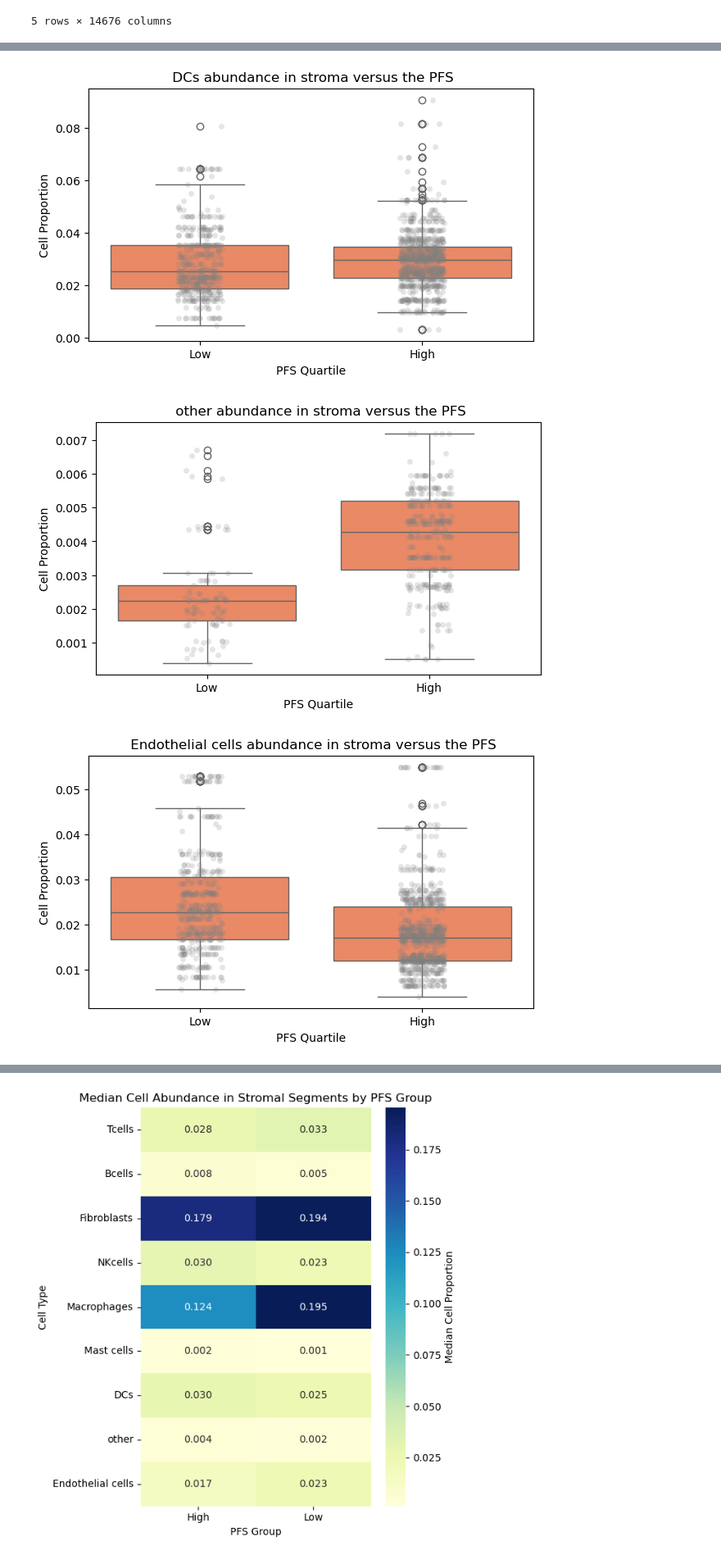
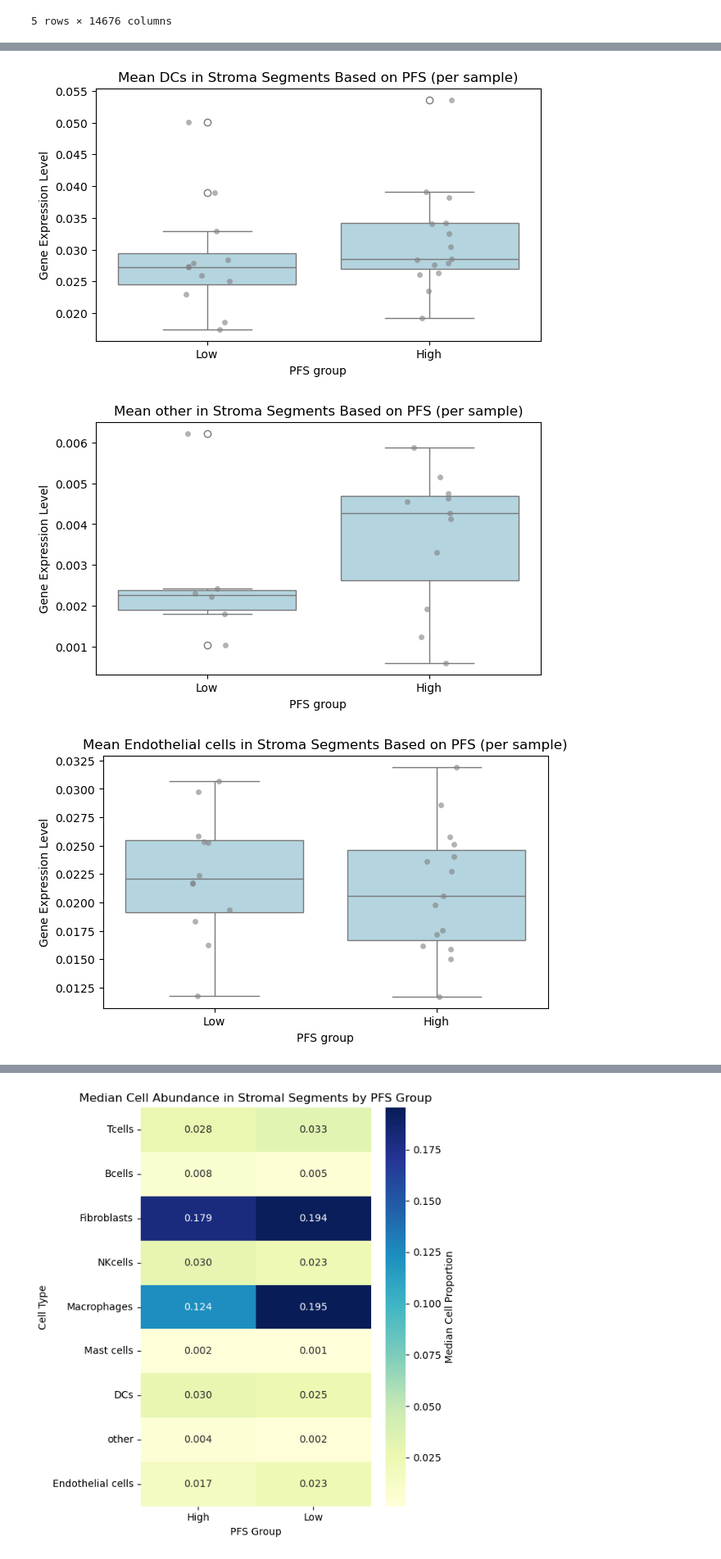
Before and after one commit to farkkilab/GeoFibroMax, a Jupyter notebook: batch_merged/cell_abundance_and_prognosis.ipynb, the cells around one changed output, grey strips where cells are left out. Shown at 82% size. Saved outputs shown, nothing was run; the diff lists cells and outputs as text; code cells hidden in the pictures.

```diff
--- a/batch_merged/cell_abundance_and_prognosis.ipynb
+++ b/batch_merged/cell_abundance_and_prognosis.ipynb
@@ -50,3 +50,9 @@ df_cell_abundance.head(2)
 |  | dcc_filename | tumor | Tcells | Bcells | Fibroblasts | NKcells | Macrophages | Mast cells | DCs | ... |
 | 0 | DSP-1001660016606-G-A02.dcc | 0.476461 | 0.009487 | 0.135361 | 0.231508 | 0.018543 | 0.101739 | 0.001637 | 0.014749 | ... |
 | 1 | DSP-1001660016606-G-A03.dcc | 0.806981 | 0.013774 | 0.026948 | 0.064725 | 0.012740 | 0.055951 | 0.001264 | 0.009905 | ... |
+# %%
+sample_metadata= fibr_gene_expression_cell_abundance[["Sample_y", "PFS_HL_group", "OS_HL_group"]].drop_duplicates().set_index("Sample_y")
+stroma_cell_abundance=fibr_gene_expression_cell_abundance[fibr_gene_expression_modified['Segment']=='stroma']
+average_stroma_cell_abundance=stroma_cell_abundance.groupby('Sample_y')[cell_types].mean()
+average_stroma_cell_abundance = average_stroma_cell_abundance.join(sample_metadata,how="inner")
+average_stroma_cell_abundance.head(5)
@@ -53,11 +67,10 @@ df_cell_abundance.head(2)
 # %%
-fibr_gene_expression_cell_abundance_stroma=fibr_gene_expression_cell_abundance[fibr_gene_expression_cell_abundance["Segment_y"]=="stroma"]
 for cell in cell_types:
     plt.figure(figsize=(7, 4))
-    sns.boxplot(x="PFS_HL_group",y=cell,data=fibr_gene_expression_cell_abundance_stroma, color='coral')
-    sns.stripplot(x="PFS_HL_group", y=cell, data=fibr_gene_expression_cell_abundance_stroma, color='grey', alpha=0.2, jitter=True)
-    plt.title(f" {cell} abundance in stroma versus the PFS")
+    sns.boxplot(x="PFS_HL_group",y=cell,data=average_stroma_cell_abundance, color='lightblue', order=["Low", "High"])
+    sns.stripplot(x="PFS_HL_group", y=cell, data=average_stroma_cell_abundance, color='grey', alpha=0.6, jitter=True, order=["Low", "High"])
+    plt.title(f"Mean {cell} in Stroma Segments Based on PFS (per sample)")
     plt.xlabel("PFS group")
-    plt.ylabel("Cell Proportion")
+    plt.ylabel("Gene Expression Level")
     plt.show()
 # %% [output]
@@ -70,3 +83,3 @@ for cell in cell_types:
-[figure, old version]
+[figure, new version]
-[figure, old version]
+[figure, new version]
-[figure, old version]
+[figure, new version]
```
Also changed, not shown: parts of 11 cells of this notebook, 5 other files.
